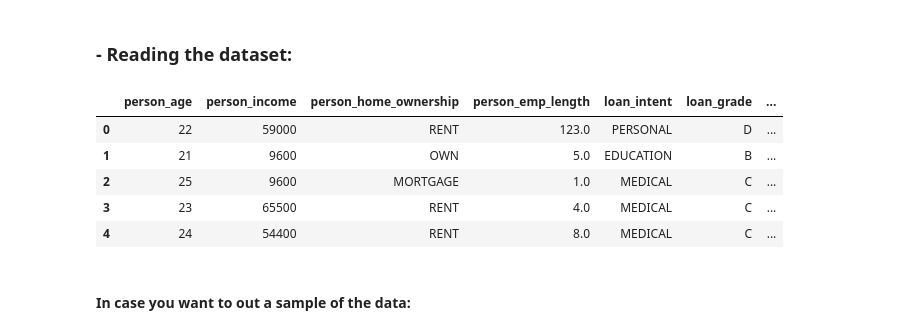
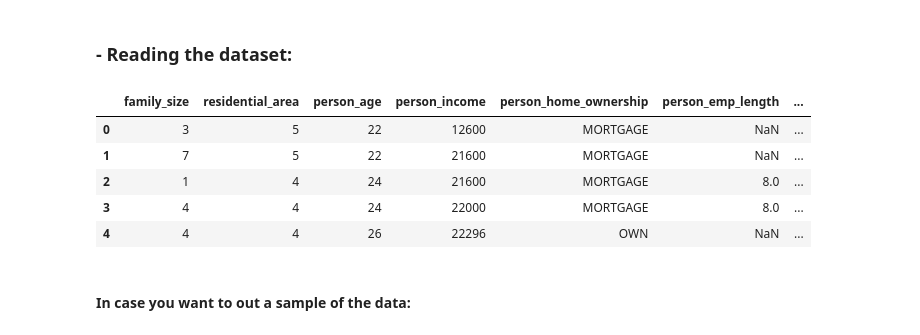
Before and after one commit to nathanbogale/PYMTS, a Jupyter notebook: credit_check.ipynb, the cells around one changed output. Saved outputs shown, nothing was run; the diff lists cells and outputs as text; code cells hidden in the pictures.

```diff
--- a/score/credit_check.ipynb
+++ b/credit_check.ipynb
@@ -109,15 +109,15 @@ np.random.seed(31415)
 ### - Reading the dataset:
 # %%
 #df = pd.read_csv("G:/My Drive/Projects/Blockchain Move/Akafay - External Ready/Engine/PYMTS/score/credit_risk_dataset.csv")
-df = pd.read_csv("C:/Users/natha/Documents/Projects/Blockchain Move/score/credit_risk_dataset.csv")
+df = pd.read_csv("C:/Users/natha/Documents/Projects/Blockchain Move/PYMTS/score/credit_risk_dataset.csv")
 df.head()
 # %% [output]
-|  | person_age | person_income | person_home_ownership | person_emp_length | loan_intent | loan_grade | ... |
-| 0 | 22 | 59000 | RENT | 123.0 | PERSONAL | D | ... |
-| 1 | 21 | 9600 | OWN | 5.0 | EDUCATION | B | ... |
-| 2 | 25 | 9600 | MORTGAGE | 1.0 | MEDICAL | C | ... |
-| 3 | 23 | 65500 | RENT | 4.0 | MEDICAL | C | ... |
-| 4 | 24 | 54400 | RENT | 8.0 | MEDICAL | C | ... |
+|  | family_size | residential_area | person_age | person_income | person_home_ownership | person_emp_length | ... |
+| 0 | 3 | 5 | 22 | 12600 | MORTGAGE | NaN | ... |
+| 1 | 7 | 5 | 22 | 21600 | MORTGAGE | NaN | ... |
+| 2 | 1 | 4 | 24 | 21600 | MORTGAGE | 8.0 | ... |
+| 3 | 4 | 4 | 24 | 22000 | MORTGAGE | 8.0 | ... |
+| 4 | 4 | 4 | 26 | 22296 | OWN | NaN | ... |
 # %% [markdown]
 #### In case you want to out a sample of the data:
 # %%
```
Also changed, not shown: parts of 22 cells of this notebook, 24 other files.
